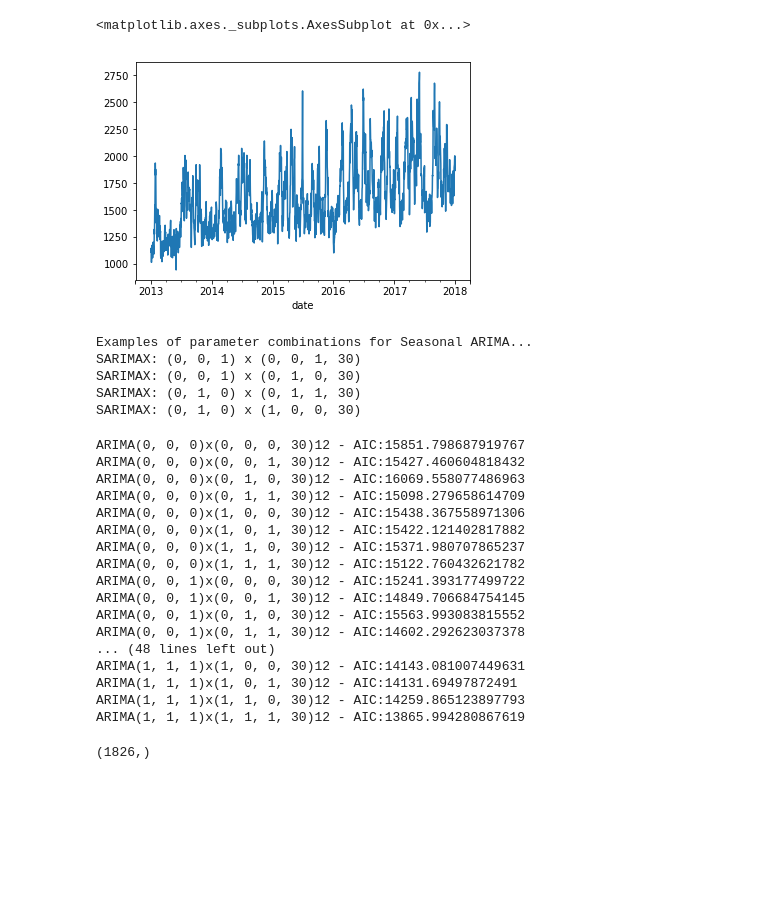
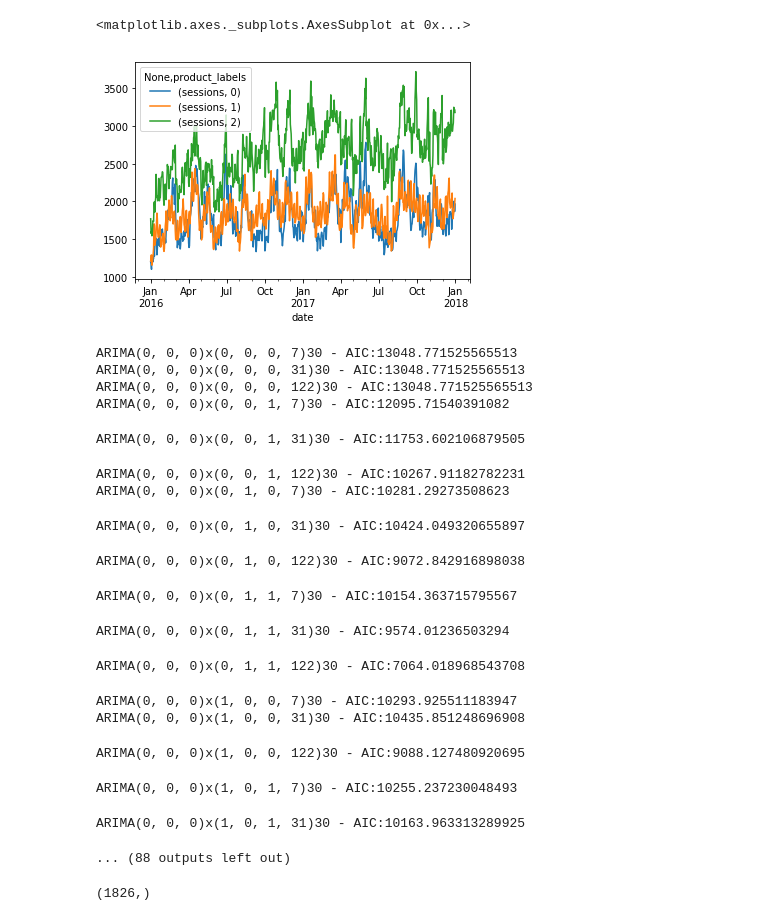
Before and after one commit to louislouisloui/otb, a Jupyter notebook: 30_ARIMA.ipynb, the cells around one changed output. Drawn from its saved outputs; the diff is of its cells as text; code cells hidden in the pictures; blank space fills up the shorter version.

Commit message:
mexi no arima

```diff
--- a/30_ARIMA.ipynb
+++ b/30_ARIMA.ipynb
@@ -27,36 +42,28 @@ dt.head().T
 # %%
-ys = dt.groupby(['date','product_labels'])[['sessions']].mean().unstack()
+ys = dt.groupby(['date','product_labels'])[['sessions']].mean()#.reset_index().set_index('date').iloc[datetime(2016,1,1):,:]
 #y0=ys.iloc[:,0]
-ys.iloc[:,0].plot()
+#ys.iloc[:,0].plot()
+y = ys.unstack().loc[datetime(2016,1,1):,:].copy()
+ys.unstack().loc[datetime(2016,1,1):,:].plot()
 # %% [output]
 <matplotlib.axes._subplots.AxesSubplot at 0x...>
-[figure, old version]
+[figure, new version]
 # %%
 # Define the p, d and q parameters to take any value between 0 and 2
-p = d = q = range(0, 2)
-
+p = q = range(0, 2)
+d = range(0, 2)
+M = [7,31,122]
 # Generate all different combinations of p, q and q triplets
 pdq = list(itertools.product(p, d, q))
 
 # Generate all different combinations of seasonal p, q and q triplets
-seasonal_pdq = [(x[0], x[1], x[2], 30) for x in list(itertools.product(p, d, q))]
-
-print('Examples of parameter combinations for Seasonal ARIMA...')
-print('SARIMAX: {} x {}'.format(pdq[1], seasonal_pdq[1]))
-print('SARIMAX: {} x {}'.format(pdq[1], seasonal_pdq[2]))
-print('SARIMAX: {} x {}'.format(pdq[2], seasonal_pdq[3]))
-print('SARIMAX: {} x {}'.format(pdq[2], seasonal_pdq[4]))
+seasonal_pdq = [(x[0], x[1], x[2], x[3]) for x in list(itertools.product(p, d, q, M))]
-# %% [output]
-Examples of parameter combinations for Seasonal ARIMA...
-SARIMAX: (0, 0, 1) x (0, 0, 1, 30)
-SARIMAX: (0, 0, 1) x (0, 1, 0, 30)
-SARIMAX: (0, 1, 0) x (0, 1, 1, 30)
-SARIMAX: (0, 1, 0) x (1, 0, 0, 30)
 # %%
+resultats = {}
 for param in pdq:
     for param_seasonal in seasonal_pdq:
         mod = sm.tsa.statespace.SARIMAX(
-                                        endog = ys.iloc[:1200,0], exog=pd.get_dummies(meta.iloc[:1200,1:]).values,
+                                        endog = y.iloc[:,0],# exog=pd.get_dummies(meta.iloc[:1200,1:]).values,
                                         order=param,
                                         seasonal_order=param_seasonal,
                                         enforce_stationarity=False
@@ -64,26 +71,31 @@ for param in pdq:
                                        )
 
         results = mod.fit()
-
-        print('ARIMA{}x{}12 - AIC:{}'.format(param, param_seasonal, results.aic))
+        name = '{}'.format(param, param_seasonal)
+        resultats.update(name=results.aic)
+        print('ARIMA{}x{}30 - AIC:{}'.format(param, param_seasonal, results.aic))
+res = [(v,k) for k,v in resultats.items()]
+res.sort()
+print(res[::-1])
 # %% [output]
-ARIMA(0, 0, 0)x(0, 0, 0, 30)12 - AIC:15851.798687919767
-ARIMA(0, 0, 0)x(0, 0, 1, 30)12 - AIC:15427.460604818432
-ARIMA(0, 0, 0)x(0, 1, 0, 30)12 - AIC:16069.558077486963
-ARIMA(0, 0, 0)x(0, 1, 1, 30)12 - AIC:15098.279658614709
-ARIMA(0, 0, 0)x(1, 0, 0, 30)12 - AIC:15438.367558971306
-ARIMA(0, 0, 0)x(1, 0, 1, 30)12 - AIC:15422.121402817882
-ARIMA(0, 0, 0)x(1, 1, 0, 30)12 - AIC:15371.980707865237
-ARIMA(0, 0, 0)x(1, 1, 1, 30)12 - AIC:15122.760432621782
-ARIMA(0, 0, 1)x(0, 0, 0, 30)12 - AIC:15241.393177499722
-ARIMA(0, 0, 1)x(0, 0, 1, 30)12 - AIC:14849.706684754145
-ARIMA(0, 0, 1)x(0, 1, 0, 30)12 - AIC:15563.993083815552
-ARIMA(0, 0, 1)x(0, 1, 1, 30)12 - AIC:14602.292623037378
-... (48 lines left out)
-ARIMA(1, 1, 1)x(1, 0, 0, 30)12 - AIC:14143.081007449631
-ARIMA(1, 1, 1)x(1, 0, 1, 30)12 - AIC:14131.69497872491
-ARIMA(1, 1, 1)x(1, 1, 0, 30)12 - AIC:14259.865123897793
-ARIMA(1, 1, 1)x(1, 1, 1, 30)12 - AIC:13865.994280867619
+ARIMA(0, 0, 0)x(0, 0, 0, 7)30 - AIC:13048.771525565513
+ARIMA(0, 0, 0)x(0, 0, 0, 31)30 - AIC:13048.771525565513
+ARIMA(0, 0, 0)x(0, 0, 0, 122)30 - AIC:13048.771525565513
+ARIMA(0, 0, 0)x(0, 0, 1, 7)30 - AIC:12095.71540391082
+ARIMA(0, 0, 0)x(0, 0, 1, 31)30 - AIC:11753.602106879505
+ARIMA(0, 0, 0)x(0, 0, 1, 122)30 - AIC:10267.91182782231
+ARIMA(0, 0, 0)x(0, 1, 0, 7)30 - AIC:10281.29273508623
+ARIMA(0, 0, 0)x(0, 1, 0, 31)30 - AIC:10424.049320655897
+ARIMA(0, 0, 0)x(0, 1, 0, 122)30 - AIC:9072.842916898038
+ARIMA(0, 0, 0)x(0, 1, 1, 7)30 - AIC:10154.363715795567
+ARIMA(0, 0, 0)x(0, 1, 1, 31)30 - AIC:9574.01236503294
+ARIMA(0, 0, 0)x(0, 1, 1, 122)30 - AIC:7064.018968543708
+ARIMA(0, 0, 0)x(1, 0, 0, 7)30 - AIC:10293.925511183947
+ARIMA(0, 0, 0)x(1, 0, 0, 31)30 - AIC:10435.851248696908
+ARIMA(0, 0, 0)x(1, 0, 0, 122)30 - AIC:9088.127480920695
+ARIMA(0, 0, 0)x(1, 0, 1, 7)30 - AIC:10255.237230048493
+ARIMA(0, 0, 0)x(1, 0, 1, 31)30 - AIC:10163.963313289925
+... (88 outputs left out)
 # %%
 ys.iloc[:,0].shape
 # %% [output]
```
Also changed, not shown: parts of 6 cells of this notebook.
